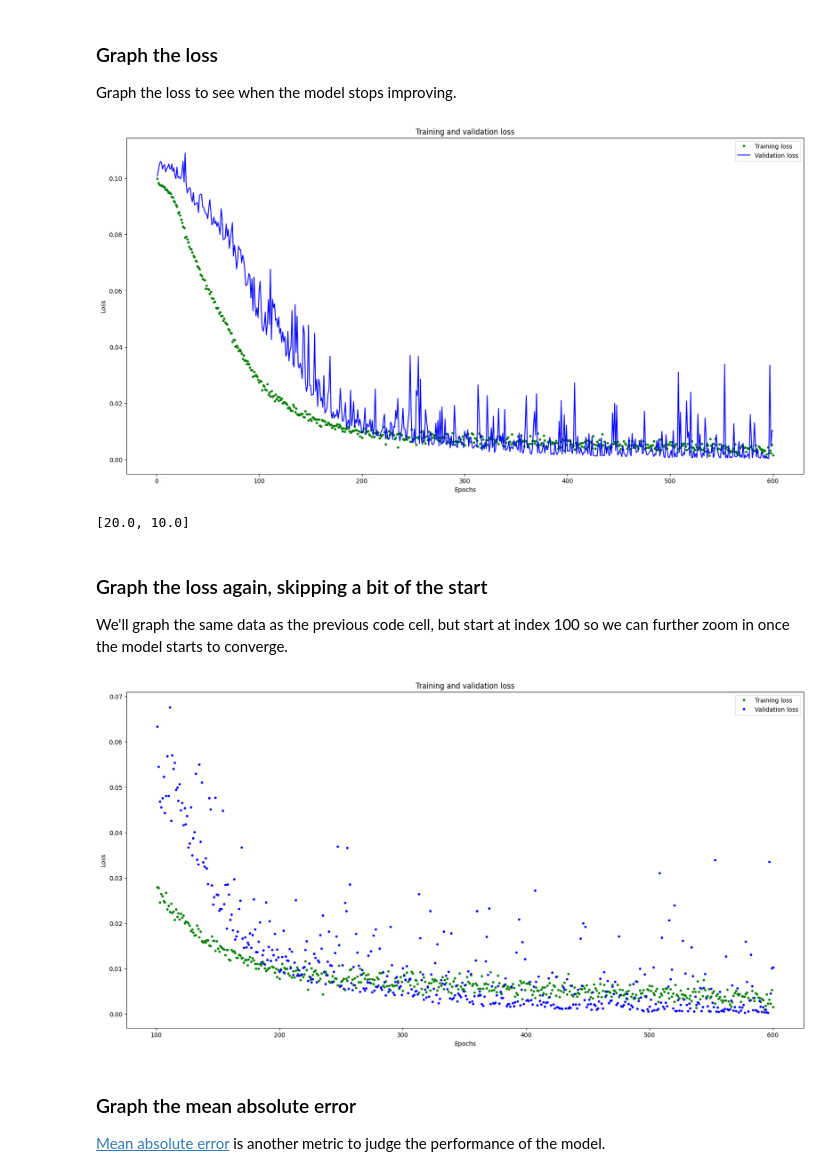
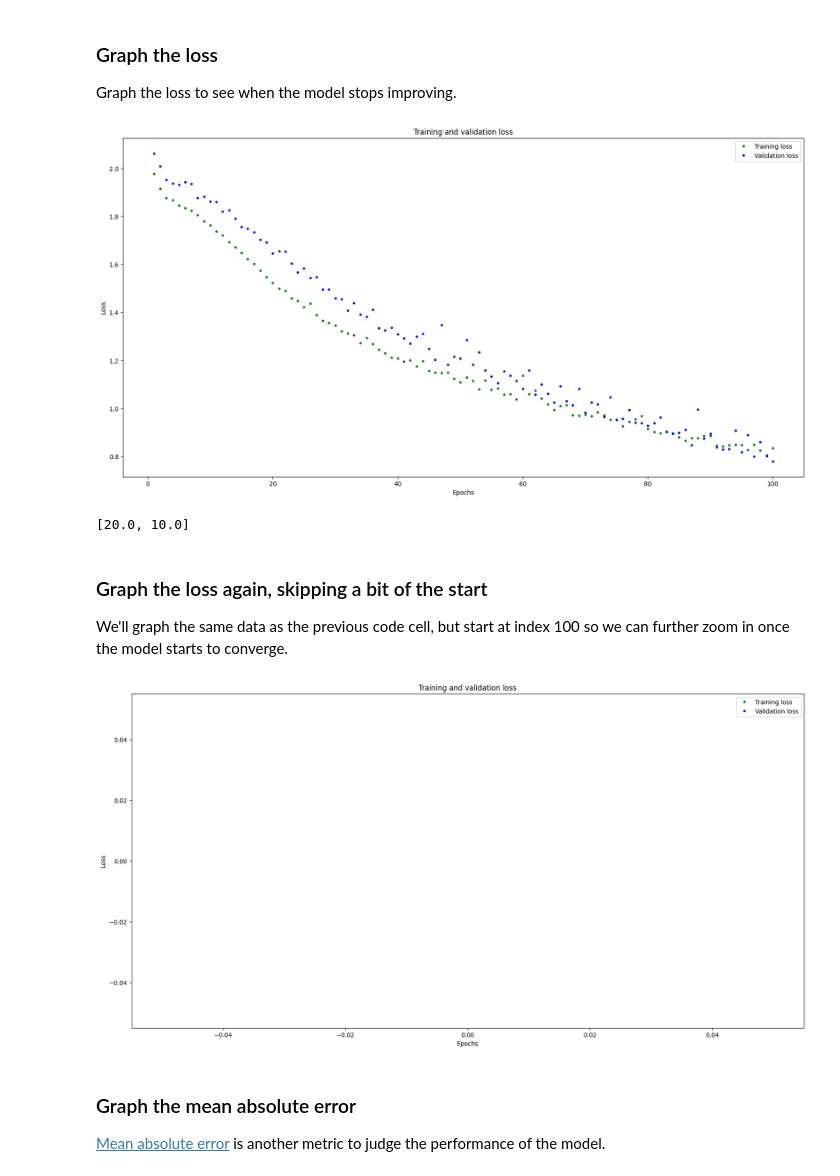
Before and after one commit to JinPingOu/remote_robot_control_by_gesture, a Jupyter notebook: Gesture_Training/arduino_tinyml_workshop.ipynb, the cells around one changed output. Drawn from its saved outputs; the diff is of its cells as text; code cells hidden in the pictures.

Commit message:
model parameter change

```diff
--- a/Gesture_Training/arduino_tinyml_workshop.ipynb
+++ b/Gesture_Training/arduino_tinyml_workshop.ipynb
@@ -36,7 +57,7 @@ import matplotlib.pyplot as plt
 import numpy as np
 import pandas as pd
 
-filename = "up.csv"
+filename = "down.csv"
 
 df = pd.read_csv("/content/" + filename)
 
@@ -92,13 +114,12 @@ GESTURES = [
     "front",
     "left",
     "right",
-    "stand",
-    "turnbackward",
-    "turnforward",
+    "flip",
     "up"
 ]
 
-SAMPLES_PER_GESTURE = 19
+SAMPLES_PER_GESTURE = 30
+EXTRA_SAMPLES = 5
 
 NUM_GESTURES = len(GESTURES)
 
@@ -124,8 +145,8 @@ for gesture_index in range(NUM_GESTURES):
 
   for i in range(num_recordings):
     tensor = []
-    for j in range(SAMPLES_PER_GESTURE):
-      index = i * SAMPLES_PER_GESTURE + j
+    for j in range(SAMPLES_PER_GESTURE-EXTRA_SAMPLES*2):
+      index = i * SAMPLES_PER_GESTURE + j + EXTRA_SAMPLES
       # normalize the input data, between 0 to 1:
       # - acceleration is between: -4 to +4
       # - gyroscope is between: -2000 to +2000
@@ -197,12 +218,21 @@ Data set randomization and splitting complete.
 ## Build & Train the Model
 
 Build and train a [TensorFlow](https://www.tensorflow.org) model using the high-level [Keras](https://www.tensorflow.org/guide/keras) API.
+# %%
+batch_size = 16
+learning_rate = 1e-3
+epochs = 100
+inputs_dims = inputs_train.shape[1]
 # %%
 # build the model and train it
 model = tf.keras.Sequential()
-model.add(tf.keras.layers.Dense(50, activation='relu')) # relu is used for performance
-model.add(tf.keras.layers.Dense(15, activation='relu'))
+model.add(tf.keras.layers.Dense(64, activation='relu', input_shape=(inputs_dims,))) # relu is used for performance
+model.add(tf.keras.layers.Dense(32, activation='relu'))
 model.add(tf.keras.layers.Dense(NUM_GESTURES, activation='softmax')) # softmax is used, because we only expect one gesture to occur per input
-model.compile(optimizer='rmsprop', loss='mse', metrics=['mae'])
-history = model.fit(inputs_train, outputs_train, epochs=600, batch_size=1, validation_data=(inputs_validate, outputs_validate))
+model.summary()
+
+model.compile(optimizer=tf.keras.optimizers.Adam(learning_rate=learning_rate),
+      loss=tf.keras.losses.CategoricalCrossentropy(from_logits=True),
+      metrics=['accuracy'])
+history = model.fit(inputs_train, outputs_train, epochs=epochs, batch_size=batch_size, validation_data=(inputs_validate, outputs_validate))
 # %% [output]
@@ -234,22 +280,22 @@ Graph the loss to see when the model stops improving.
 # %%
 # increase the size of the graphs. The default size is (6,4).
 plt.rcParams["figure.figsize"] = (20,10)
 
 # graph the loss, the model above is configure to use "mean squared error" as the loss function
 loss = history.history['loss']
 val_loss = history.history['val_loss']
 epochs = range(1, len(loss) + 1)
 plt.plot(epochs, loss, 'g.', label='Training loss')
-plt.plot(epochs, val_loss, 'b', label='Validation loss')
+plt.plot(epochs, val_loss, 'b.', label='Validation loss')
 plt.title('Training and validation loss')
 plt.xlabel('Epochs')
 plt.ylabel('Loss')
 plt.legend()
 plt.show()
 
 print(plt.rcParams["figure.figsize"])
 # %% [output]
-[figure, old version]
+[figure, new version]
 [20.0, 10.0]
 # %% [markdown]
 ### Graph the loss again, skipping a bit of the start
@@ -266,7 +312,7 @@ plt.ylabel('Loss')
 plt.legend()
 plt.show()
 # %% [output]
-[figure, old version]
+[figure, new version]
 # %% [markdown]
 ### Graph the mean absolute error
 
```
Also changed, not shown: parts of 11 cells of this notebook.
